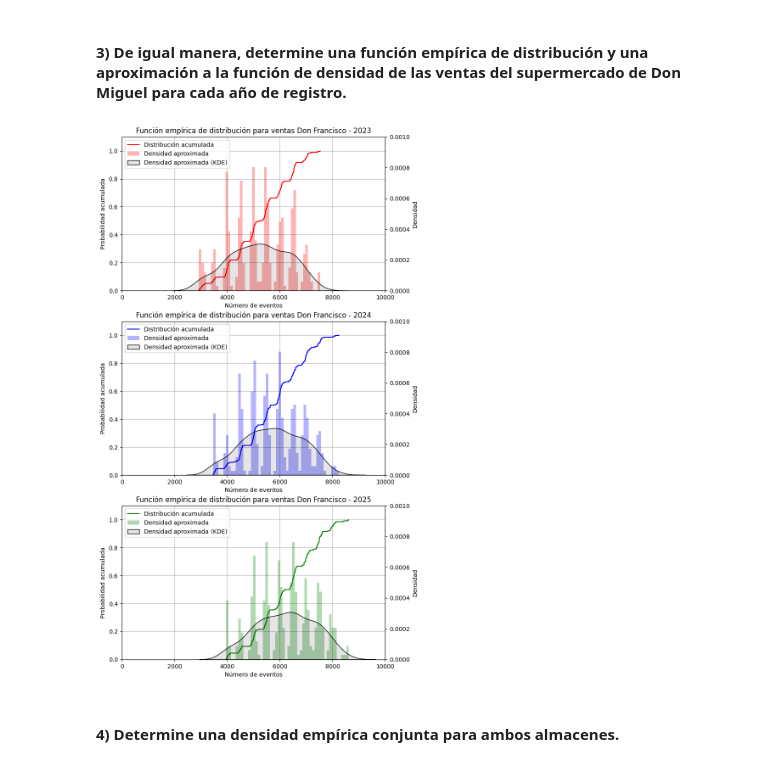
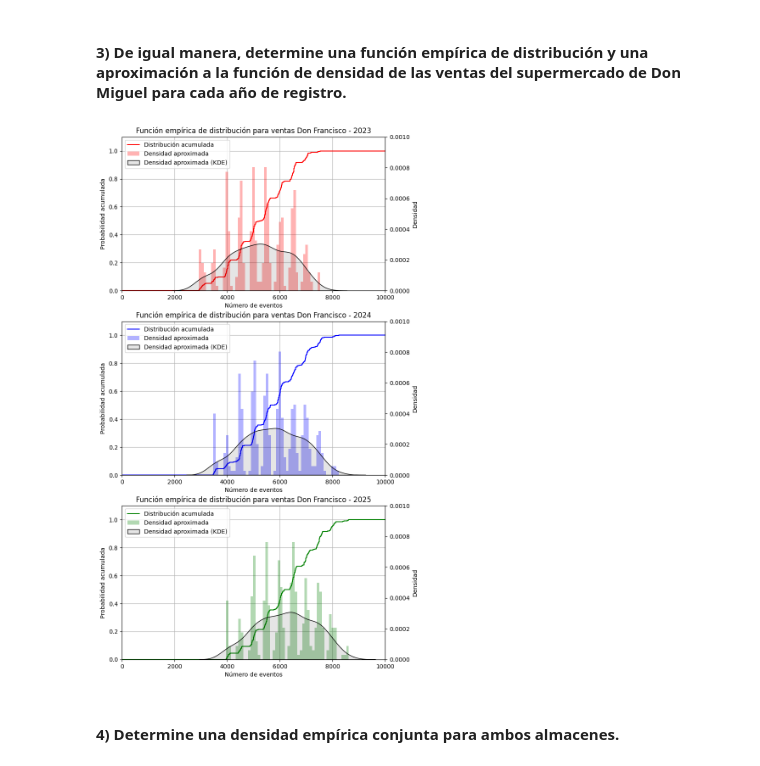
Before and after one commit to gabrielquiroga/peia-primer-examen-parcial, a Jupyter notebook: resolucion.ipynb, the cells around one changed output. Saved outputs shown, nothing was run; the diff lists cells and outputs as text; code cells hidden in the pictures.

```diff
--- a/resolucion.ipynb
+++ b/resolucion.ipynb
@@ -459,7 +467,11 @@ for ax, year, color in zip(axes, years, colors):
     n = len(df_ventas)
     prob = np.arange(1, n + 1) / n
 
-    ax.step(df_ventas, prob, where='post', color=color, label="Distribución acumulada")
+    # Para extender la función
+    df_ventas_extended = np.concatenate(([0], df_ventas, [10000]))
+    prob_extended = np.concatenate(([0], prob, [1]))
+
+    ax.step(df_ventas_extended, prob_extended, where='post', color=color, label="Distribución acumulada")
     ax.set_title(f"Función empírica de distribución para ventas Don Francisco - {year}")
     ax.set_xlabel("Número de eventos")
     ax.set_ylabel("Probabilidad acumulada")
@@ -498,35 +510,39 @@ fig, axes = plt.subplots(3, 1, figsize=(8, 16))
 for ax, year, color in zip(axes, years, colors):
     # Función empírica de distribución
     df_ventas = df[df['year'] == year]['sales_miguel'].sort_values()
 
     n = len(df_ventas)
     prob = np.arange(1, n + 1) / n
 
-    ax.step(df_ventas, prob, where='post', color=color, label="Distribución acumulada")
+    # Para extender la función
+    df_ventas_extended = np.concatenate(([0], df_ventas, [10000]))
+    prob_extended = np.concatenate(([0], prob, [1]))
+
+    ax.step(df_ventas_extended, prob_extended, where='post', color=color, label="Distribución acumulada")
     ax.set_title(f"Función empírica de distribución para ventas Don Francisco - {year}")
     ax.set_xlabel("Número de eventos")
     ax.set_ylabel("Probabilidad acumulada")
     ax.grid()
     ax.legend()
     ax.set_xlim(0, 10000)
     ax.set_ylim(0, 1.1)
 
     # Función de densidad aproximada (Histograma)
     ax_dens = ax.twinx()
     ax_dens.hist(df_ventas, bins=50, density=True, color=color, alpha=0.3, label="Densidad aproximada")
     ax_dens.set_ylabel("Densidad")
     ax_dens.set_ylim(0, 0.001)
 
     # Función de densidad aproximada por Kernel (KDE)
     sns.kdeplot(df_ventas, ax=ax_dens, color='black', fill=True, alpha=0.1, label='Densidad aproximada (KDE)')
 
     lines, labels = ax.get_legend_handles_labels()
     lines2, labels2 = ax_dens.get_legend_handles_labels()
     ax.legend(lines + lines2, labels + labels2, loc='upper left')
 
 plt.show()
 # %% [output]
-[figure, old version]
+[figure, new version]
 # %% [markdown]
 #### 4) Determine una densidad empírica conjunta para ambos almacenes.
 # %%
```
Also changed, not shown: parts of 15 cells of this notebook, 1 other file.
